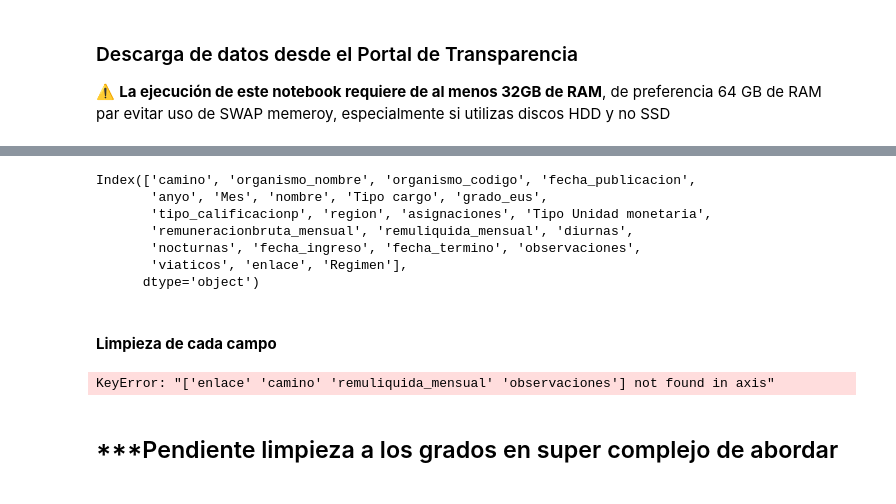
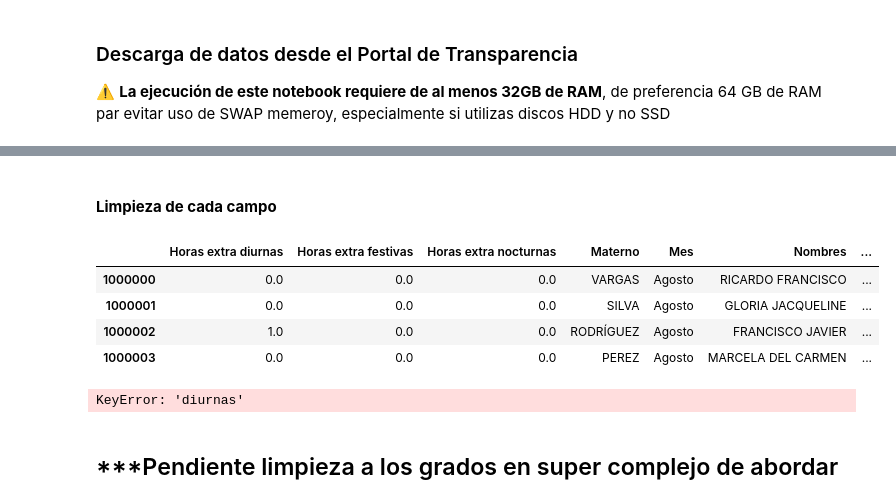
Before and after one commit to josemoragonzalez/PublicEmployment, a Jupyter notebook: DescargayRespaldo.ipynb, the cells around one changed output, grey strips where cells are left out. Drawn from its saved outputs; the diff is of its cells as text; code cells hidden in the pictures.

```diff
--- a/DescargayRespaldo.ipynb
+++ b/DescargayRespaldo.ipynb
@@ -40,28 +38,18 @@ import pandas as pd
 
 # Descarga de las cuatro bases (planta, contrata, honorarios, cod trabajo)
 #Planta
-planta = pd.read_csv('G:/temp/TA_PersonalPlanta.csv', encoding = 'cp1252', sep = ';')
+planta = pd.read_csv('G:/temp/planta.csv', sep = ',')
 planta['Regimen'] = 'Planta'
 #Contrata
-contrata = pd.read_csv('G:/temp/TA_PersonalContrata.csv', encoding = 'cp1252', sep = ';')
+contrata = pd.read_csv('G:/temp/contrata.csv', sep = ',')
 contrata['Regimen'] = 'Contrata'
 #Honorarios
-honorarios = pd.read_csv('G:/temp/TA_PersonalContratohonorarios.csv', encoding = 'cp1252', sep = ';')
+honorarios = pd.read_csv('G:/temp/honorarios.csv', sep = ',')
 honorarios['Regimen'] = 'Honorarios'
 honorarios = honorarios.rename(columns={'remuneracionbruta': 'remuneracionbruta_mensual'})
 #Código del Trabajo
-codTrabajo = pd.read_csv('G:/temp/TA_PersonalCodigotrabajo.csv', encoding = 'cp1252', sep = ';')
+codTrabajo = pd.read_csv('G:/temp/codTrabajo.csv', sep = ',')
 codTrabajo['Regimen'] = 'Código del Trabajo'
-# %%
-codTrabajo.keys()
-# %% [output]
-Index(['camino', 'organismo_nombre', 'organismo_codigo', 'fecha_publicacion',
-       'anyo', 'Mes', 'nombre', 'Tipo cargo', 'grado_eus',
-       'tipo_calificacionp', 'region', 'asignaciones', 'Tipo Unidad monetaria',
-       'remuneracionbruta_mensual', 'remuliquida_mensual', 'diurnas',
-       'nocturnas', 'fecha_ingreso', 'fecha_termino', 'observaciones',
-       'viaticos', 'enlace', 'Regimen'],
-      dtype='object')
 # %%
 #Unimos los datasets
 funHist = pd.concat([planta, contrata, codTrabajo, honorarios], sort = True)
@@ -70,8 +58,17 @@ funHist = pd.concat([planta, contrata, codTrabajo, honorarios], sort = True)
 # %%
 # eliminamos campos innecesarios
 funHist = funHist.drop(columns = {'camino', 'enlace', 'observaciones', 'remuliquida_mensual'})
-# %% [output]
-KeyError: "['enlace' 'camino' 'remuliquida_mensual' 'observaciones'] not found in axis"
+# %%
+pd.set_option('display.max_rows', 500)
+pd.set_option('display.max_columns', 500)
+pd.set_option('display.width', 1000)
+funHist.iloc[1000000:1000004]
+# %% [output]
+|  | Horas extra diurnas | Horas extra festivas | Horas extra nocturnas | Materno | Mes | Nombres | ... |
+| 1000000 | 0.0 | 0.0 | 0.0 | VARGAS | Agosto | RICARDO FRANCISCO | ... |
+| 1000001 | 0.0 | 0.0 | 0.0 | SILVA | Agosto | GLORIA JACQUELINE | ... |
+| 1000002 | 1.0 | 0.0 | 0.0 | RODRÍGUEZ | Agosto | FRANCISCO JAVIER | ... |
+| 1000003 | 0.0 | 0.0 | 0.0 | PEREZ | Agosto | MARCELA DEL CARMEN | ... |
 # %%
 #Limpieza de las horas extras
 #Diurnas
@@ -106,6 +103,8 @@ funHist['cantHExFes'] = pd.DataFrame(funHist['festivas'].str.split(' ', expand =
 funHist['cantHExFes'] = funHist['cantHExFes'].str.replace('tiene', '0').str.replace('hrs', '') #eliminamos caracteres inncecesarios y dejamos solo números
 funHist['cantHExFes'] = pd.to_numeric(funHist['cantHExFes'], errors = 'coerce') # convertimos a números
 funHist['cantHExFes'] = funHist['cantHExFes'].fillna(0.0) # imputamos missing
+# %% [output]
+KeyError: 'diurnas'
 # %%
 #Limpieza de fechas
 funHist['fecha_ingreso'] = funHist['fecha_ingreso'].str.replace(' 00:00:00.000', '')
```
Also changed, not shown: parts of 1 cell of this notebook.
